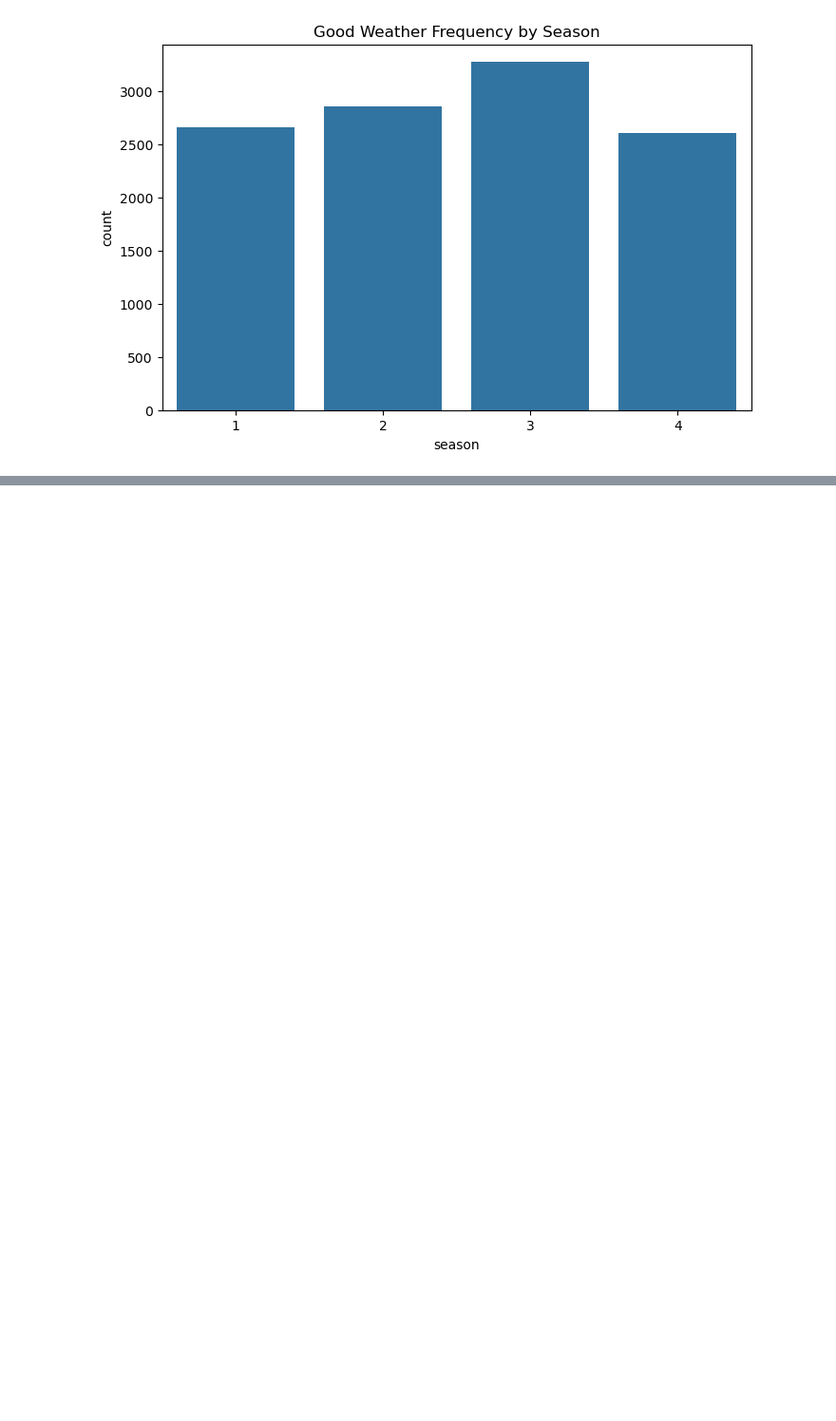
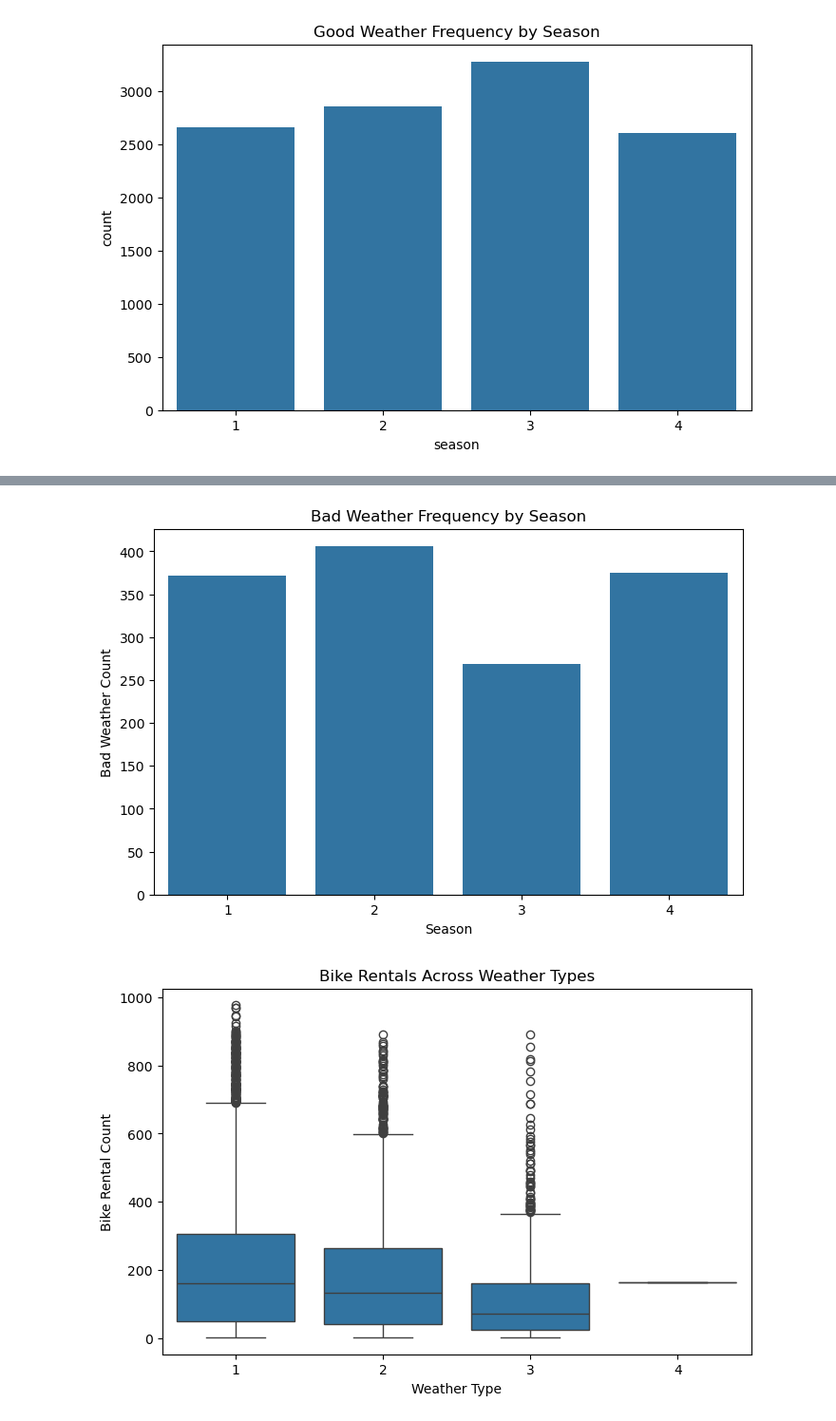
Before and after one commit to Shruthi1935/City_Bikeshare_System, a Jupyter notebook: City_Bikeshare_System.ipynb, the cells around one changed output, grey strips where cells are left out. Shown at 95% size. Drawn from its saved outputs; the diff is of its cells as text; code cells hidden in the pictures; blank space fills up the shorter version.

```diff
--- a/City_Bikeshare_System.ipynb
+++ b/City_Bikeshare_System.ipynb
@@ -143,0 +161,24 @@ ValueError: could not convert string to float: '2011-01-01 00:00:00'
+# %%
+# Bad Weather Frequency by Season
+bad_weather = data[data['weather'] >= 3]
+plt.figure(figsize=(8,5))
+sns.countplot(x='season', data=bad_weather)
+plt.title('Bad Weather Frequency by Season')
+plt.xlabel('Season')
+plt.ylabel('Bad Weather Count')
+plt.show()
+# Summer (2) has the highest bad weather days & fall (3) has the fewest bad weather days.
+
+
+# Bike Rentals During Different Weather Types
+plt.figure(figsize=(8,5))
+sns.boxplot(x='weather', y='count', data=train_set)
+plt.title('Bike Rentals Across Weather Types')
+plt.xlabel('Weather Type')
+plt.ylabel('Bike Rental Count')
+plt.show()
+# Rentals are highest when the weather is good (weather type 1) and drop as weather worsens.
+# Very few rentals happen during the worst weather (type 4).
+# %% [output]
+[figure, added]
+[figure, added]
```
Also changed, not shown: parts of 9 cells of this notebook.
